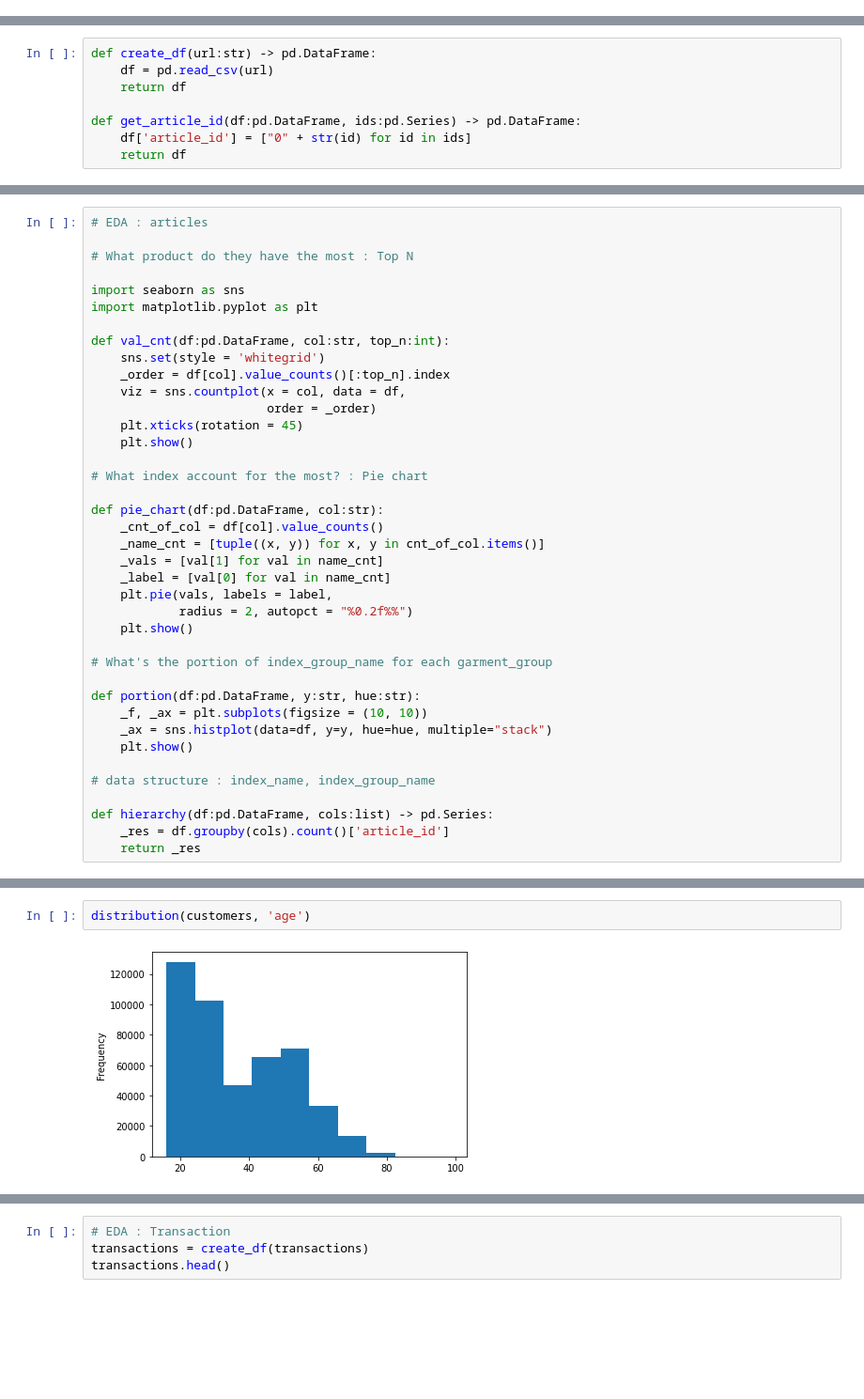
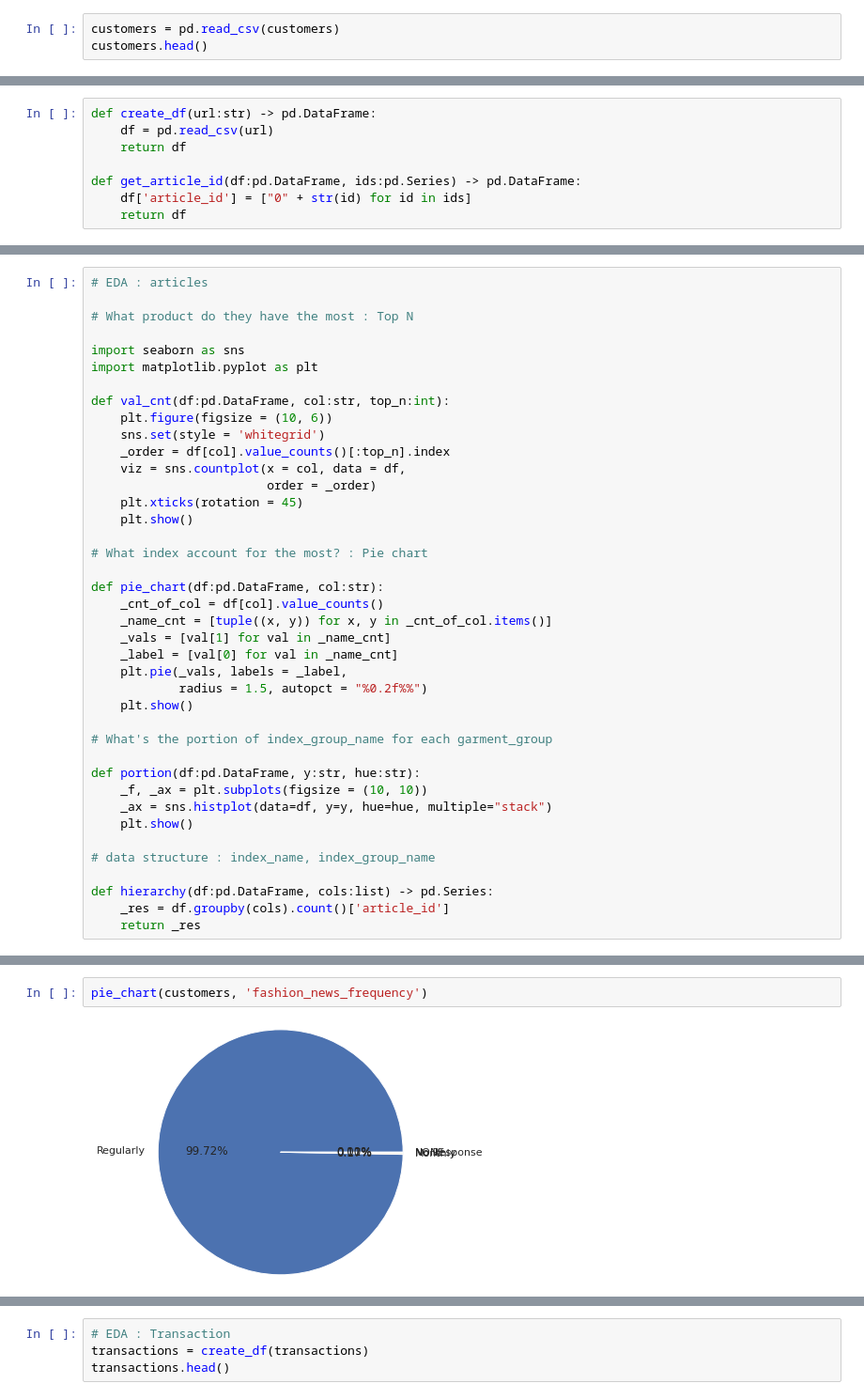
Before and after one commit to INA-95/H-M-Personalized-Fashion-Recommendations, a Jupyter notebook: EDA.ipynb, the cells around one changed output, grey strips where cells are left out. Shown at 94% size. Drawn from its saved outputs; the diff is of its cells as text; blank space fills up the shorter version.

```diff
--- a/EDA.ipynb
+++ b/EDA.ipynb
@@ -10,3 +10,6 @@ articles = "../input/h-and-m-personalized-fashion-recommendations/articles.csv"
 customers = "../input/h-and-m-personalized-fashion-recommendations/customers.csv"
 transactions = "../input/h-and-m-personalized-fashion-recommendations/transactions_train.csv"
 submission = "../input/h-and-m-personalized-fashion-recommendations/sample_submission.csv"
+# %%
+customers = pd.read_csv(customers)
+customers.head()
@@ -42,6 +46,7 @@ import seaborn as sns
 import matplotlib.pyplot as plt
 
 def val_cnt(df:pd.DataFrame, col:str, top_n:int):
+    plt.figure(figsize = (10, 6))
     sns.set(style = 'whitegrid')
     _order = df[col].value_counts()[:top_n].index
     viz = sns.countplot(x = col, data = df,
@@ -53,11 +58,11 @@ def val_cnt(df:pd.DataFrame, col:str, top_n:int):
 
 def pie_chart(df:pd.DataFrame, col:str):
     _cnt_of_col = df[col].value_counts()
-    _name_cnt = [tuple((x, y)) for x, y in cnt_of_col.items()]
-    _vals = [val[1] for val in name_cnt]
-    _label = [val[0] for val in name_cnt]
-    plt.pie(vals, labels = label,
-            radius = 2, autopct = "%0.2f%%")
+    _name_cnt = [tuple((x, y)) for x, y in _cnt_of_col.items()]
+    _vals = [val[1] for val in _name_cnt]
+    _label = [val[0] for val in _name_cnt]
+    plt.pie(_vals, labels = _label,
+            radius = 1.5, autopct = "%0.2f%%")
     plt.show()
 
 # What's the portion of index_group_name for each garment_group
@@ -132,4 +133,4 @@ Name: club_member_status, dtype: int64
-# %%
-distribution(customers, 'age')
-# %% [output]
-[figure, removed]
+# %%
+pie_chart(customers, 'fashion_news_frequency')
+# %% [output]
+[figure, added]
```
Also changed, not shown: parts of 20 cells of this notebook.
